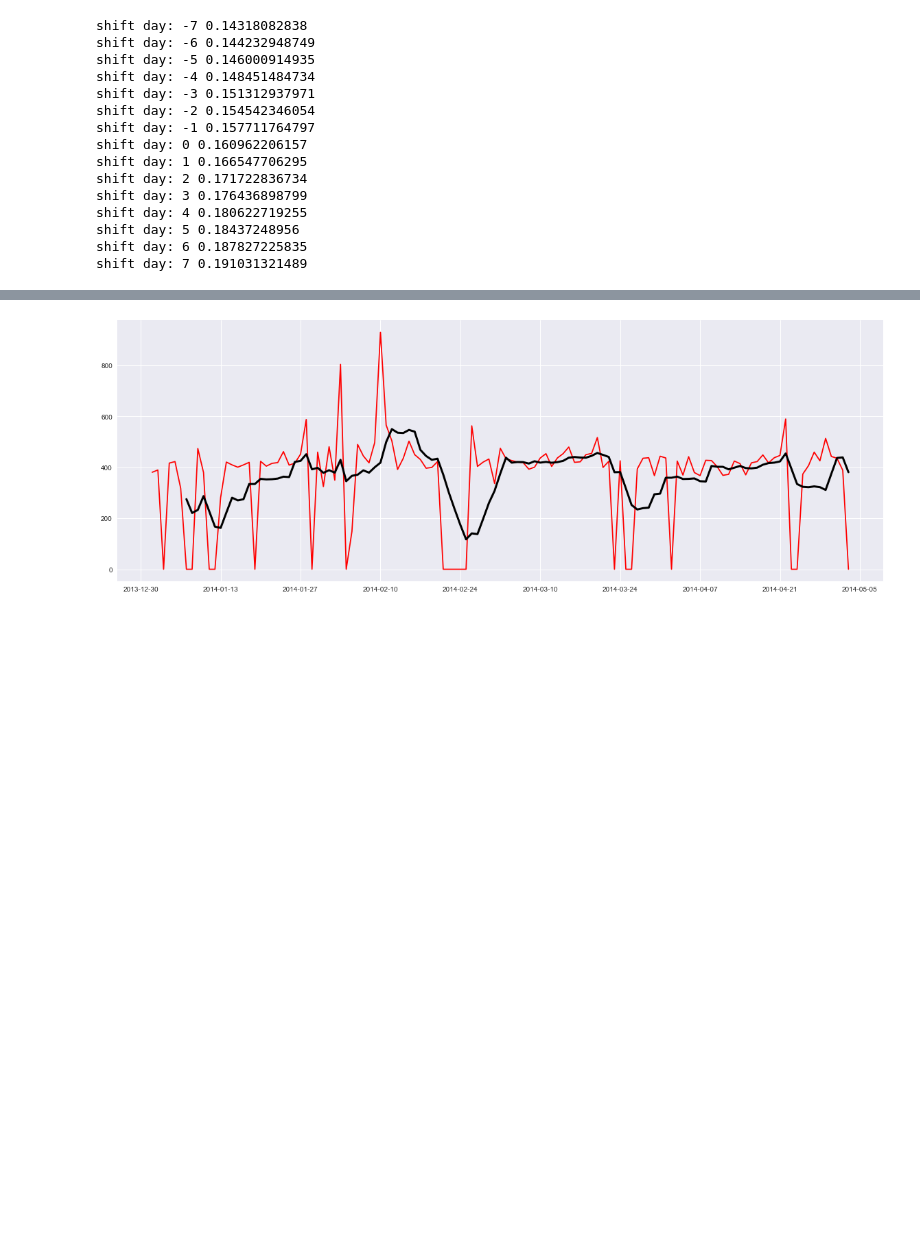
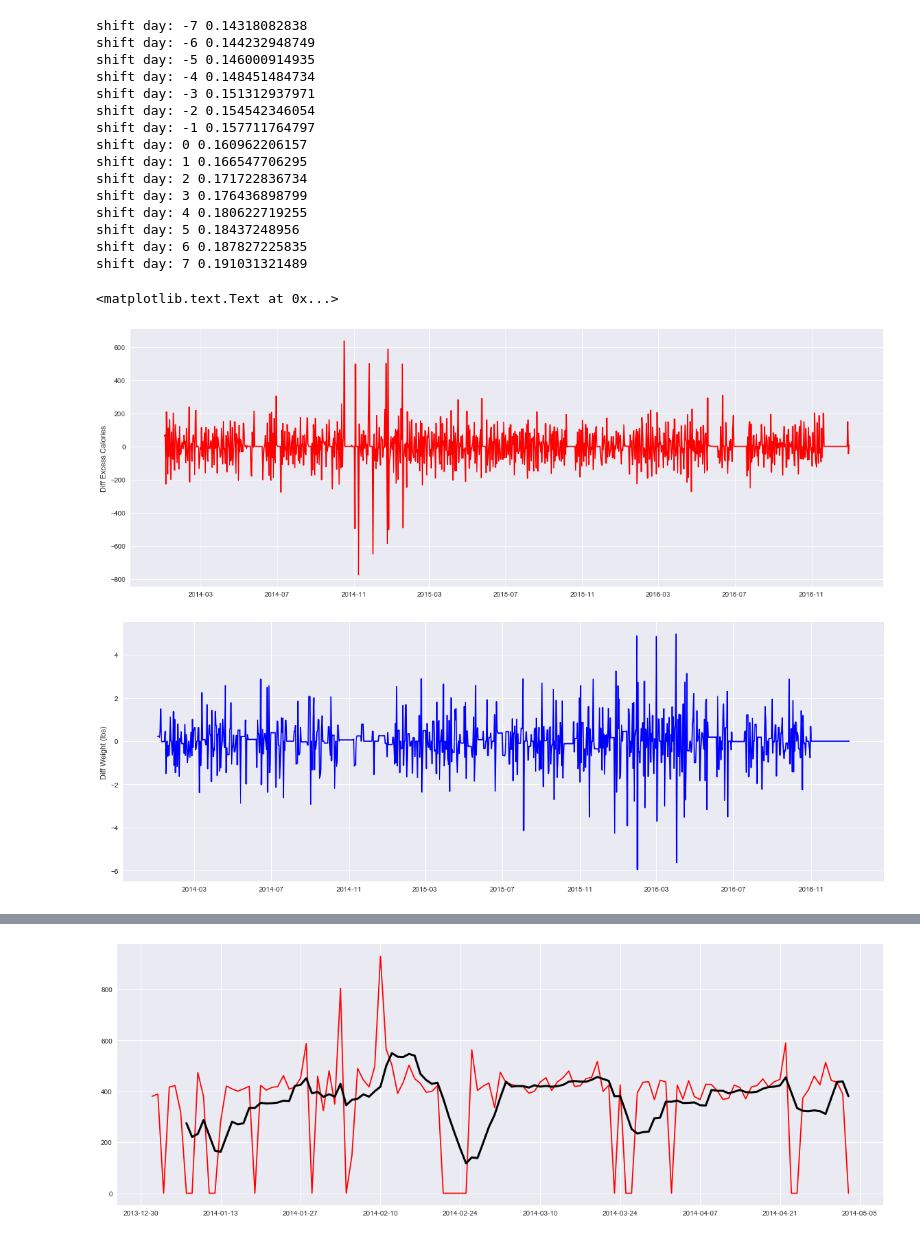
Before and after one commit to cteling/FitBit-Health-Data, a Jupyter notebook: fitbit_health_data_subject_2.ipynb, the cells around one changed output, grey strips where cells are left out. Drawn from its saved outputs; the diff is of its cells as text; code cells hidden in the pictures; blank space fills up the shorter version.

```diff
--- a/fitbit_health_data_subject_2.ipynb
+++ b/fitbit_health_data_subject_2.ipynb
@@ -432,0 +446,16 @@ shift day: 7 0.191031321489
+# %%
+#Take first differences of Excess Calories to "difference" the variables. Variables look stationary.
+
+total_calories_weight['Diff Excess'] = total_calories_weight['Excess'].diff()
+total_calories_weight['Diff Weight'] = total_calories_weight['weight'].diff()
+# %%
+fig1, ax1 = plt.subplots(figsize=(20,7))
+plot1 = ax1.plot(total_calories_weight.index,total_calories_weight['Diff Excess'],'r')
+plt.ylabel('Diff Excess Calories')
+fig2, ax2 = plt.subplots(figsize=(20,7))
+plot3 = ax2.plot(total_calories_weight.index,total_calories_weight['Diff Weight'],'b')
+plt.ylabel('Diff Weight (lbs)')
+# %% [output]
+<matplotlib.text.Text at 0x...>
+[figure, added]
+[figure, added]
```
Also changed, not shown: parts of 27 cells of this notebook.
